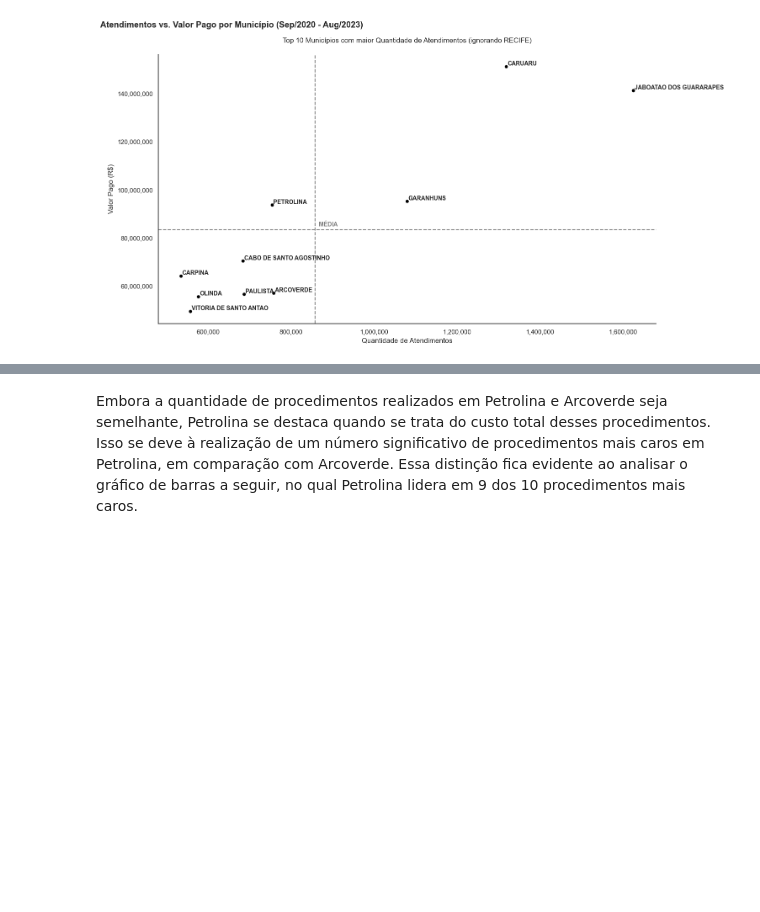
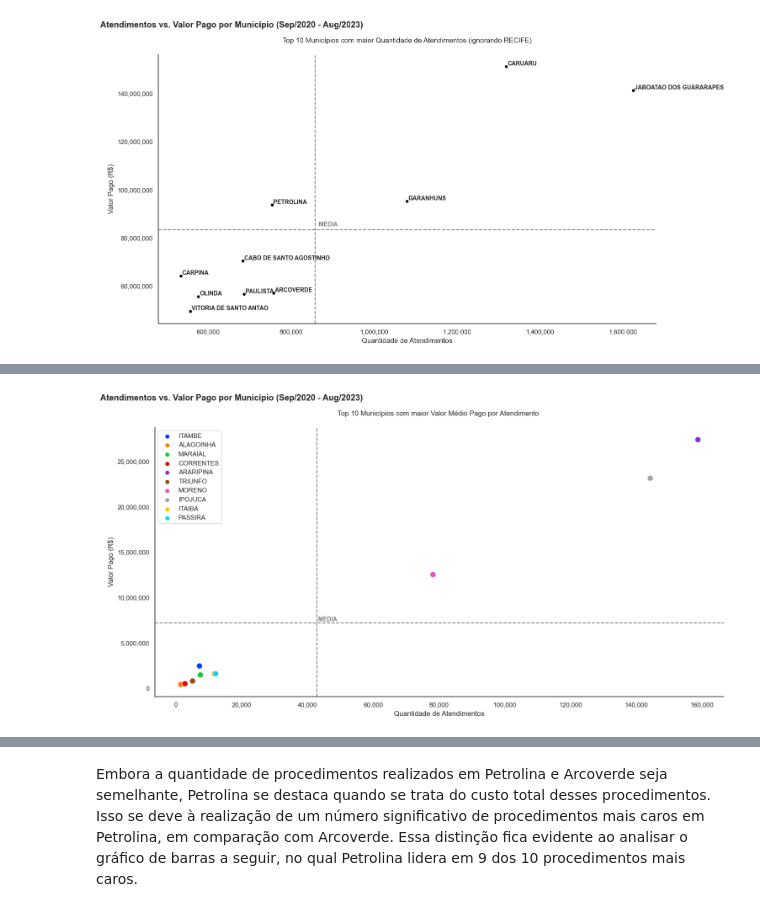
Before and after one commit to Vinicius-Luiz/etl_data_analisys_sia_python, a Jupyter notebook: 004_Data_Analysis.ipynb, the cells around one changed output, grey strips where cells are left out. Drawn from its saved outputs; the diff is of its cells as text; code cells hidden in the pictures; blank space fills up the shorter version.

```diff
--- a/004_Data_Analysis.ipynb
+++ b/004_Data_Analysis.ipynb
@@ -635,0 +700,4 @@ plot_scatter_202(rank='RANK_PERC_QTD', ascending=True, num_result=10, ignore_ds_
+# %%
+plot_scatter_202(rank='VALOR_PROC', ascending=False, num_result=10)
+# %% [output]
+[figure, added]
```
Also changed, not shown: parts of 31 cells of this notebook.
